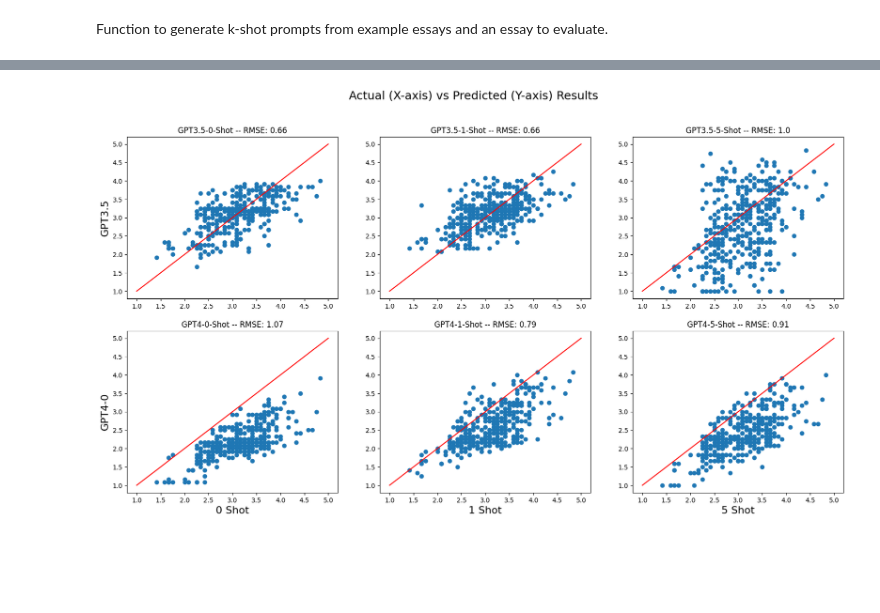
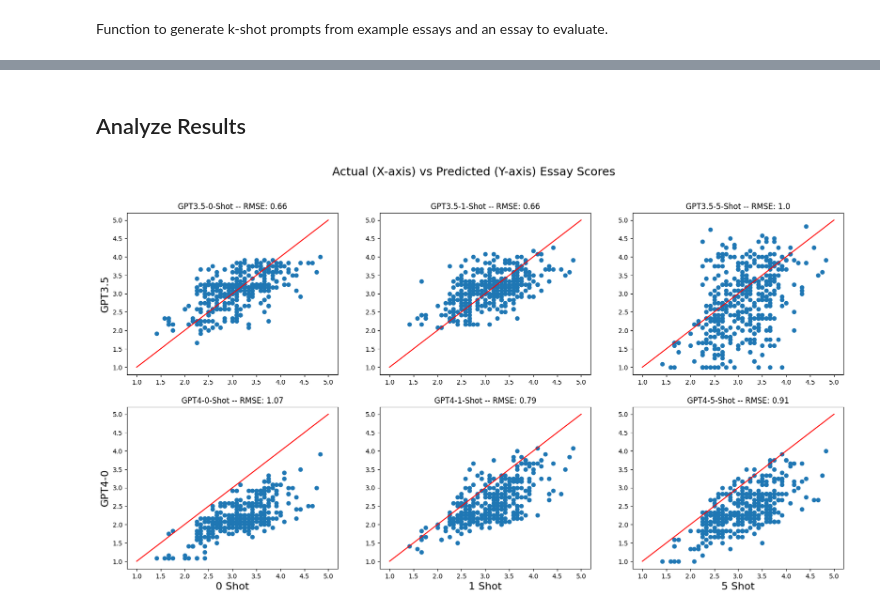
Before and after one commit to kdevoe/Essay-Scoring, a Jupyter notebook: ell-prompt-eval.ipynb, the cells around one changed output, grey strips where cells are left out. Cells and saved outputs as stored; diff of their text form; code cells hidden in the pictures; blank space fills up the shorter version.

```diff
--- a/ell-prompt-eval.ipynb
+++ b/ell-prompt-eval.ipynb
@@ -235,3 +198,5 @@ None
+# %% [markdown]
+## Analyze Results
 # %%
 # Function to calculate loss
 def analyze_results(filename):
@@ -263,26 +228,26 @@ def analyze_results(filename):
 # %%
 evaluations = ["GPT3.5-0-Shot", "GPT3.5-1-Shot", "GPT3.5-5-Shot", "GPT4-0-Shot", "GPT4-1-Shot", "GPT4-5-Shot"]
 
 MIN_SCORE = 1
 MAX_SCORE = 5
 
 fig, axes = plt.subplots(2, 3, figsize=(20, 10))
-fig.suptitle('Actual (X-axis) vs Predicted (Y-axis) Results', fontsize=DEFAULT_FONT + 4)
+fig.suptitle('Actual (X-axis) vs Predicted (Y-axis) Essay Scores', fontsize=DEFAULT_FONT + 4)
 
 for i, evaluation in enumerate(evaluations):
     df_RMSE, df = analyze_results(evaluation + '-1106.csv')
     plot_row = i // 3
     plot_col = i % 3
     axes[plot_row, plot_col].scatter(df['a_overall'], df['p_overall'])
     axes[plot_row, plot_col].plot([MIN_SCORE, MAX_SCORE], [MIN_SCORE, MAX_SCORE], color='red')
     axes[plot_row, plot_col].set_title(evaluation + " -- RMSE: " + str(df_RMSE[evaluation][0].round(2)))
 
     if plot_row == 1:  # Set x-axis label for bottom row
         axes[plot_row, plot_col].set_xlabel(evaluations[i][-6] + ' Shot', fontsize=DEFAULT_FONT + 2)
 
     if plot_col == 0:  # Set y-axis label for left column
         axes[plot_row, plot_col].set_ylabel(evaluations[i][:6], fontsize=DEFAULT_FONT + 2)
 
 plt.show()
 # %% [output]
-[figure, old version]
+[figure, new version]
```
Also changed, not shown: parts of 15 cells of this notebook, 2 other files.
